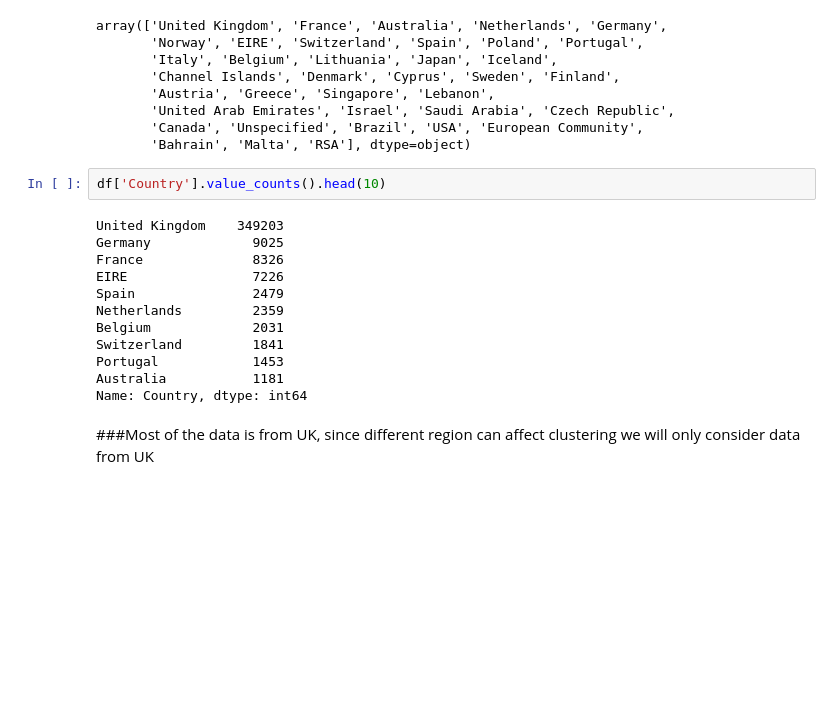
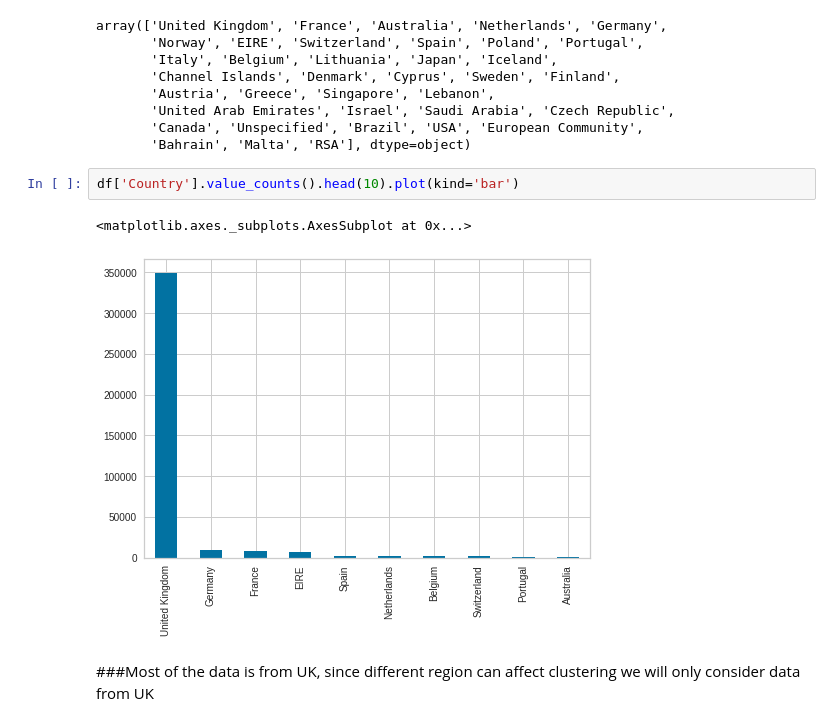
Before and after one commit to sanjay2097/Customer-Segmentation, a Jupyter notebook: Online_Retail_Customer_Segmentation.ipynb, the cells around one changed output. Saved outputs shown, nothing was run; the diff lists cells and outputs as text; blank space fills up the shorter version.

```diff
--- a/Online_Retail_Customer_Segmentation.ipynb
+++ b/Online_Retail_Customer_Segmentation.ipynb
@@ -163,19 +163,10 @@ array(['United Kingdom', 'France', 'Australia', 'Netherlands', 'Germany',
        'Canada', 'Unspecified', 'Brazil', 'USA', 'European Community',
        'Bahrain', 'Malta', 'RSA'], dtype=object)
 # %%
-df['Country'].value_counts().head(10)
+df['Country'].value_counts().head(10).plot(kind='bar')
 # %% [output]
-United Kingdom    349203
-Germany             9025
-France              8326
-EIRE                7226
-Spain               2479
-Netherlands         2359
-Belgium             2031
-Switzerland         1841
-Portugal            1453
-Australia           1181
-Name: Country, dtype: int64
+<matplotlib.axes._subplots.AxesSubplot at 0x...>
+[figure, added]
 # %% [markdown]
 ###Most of the data is from UK, since different region can affect clustering we will only consider data from UK
 # %%
```
Also changed, not shown: parts of 36 cells of this notebook.
